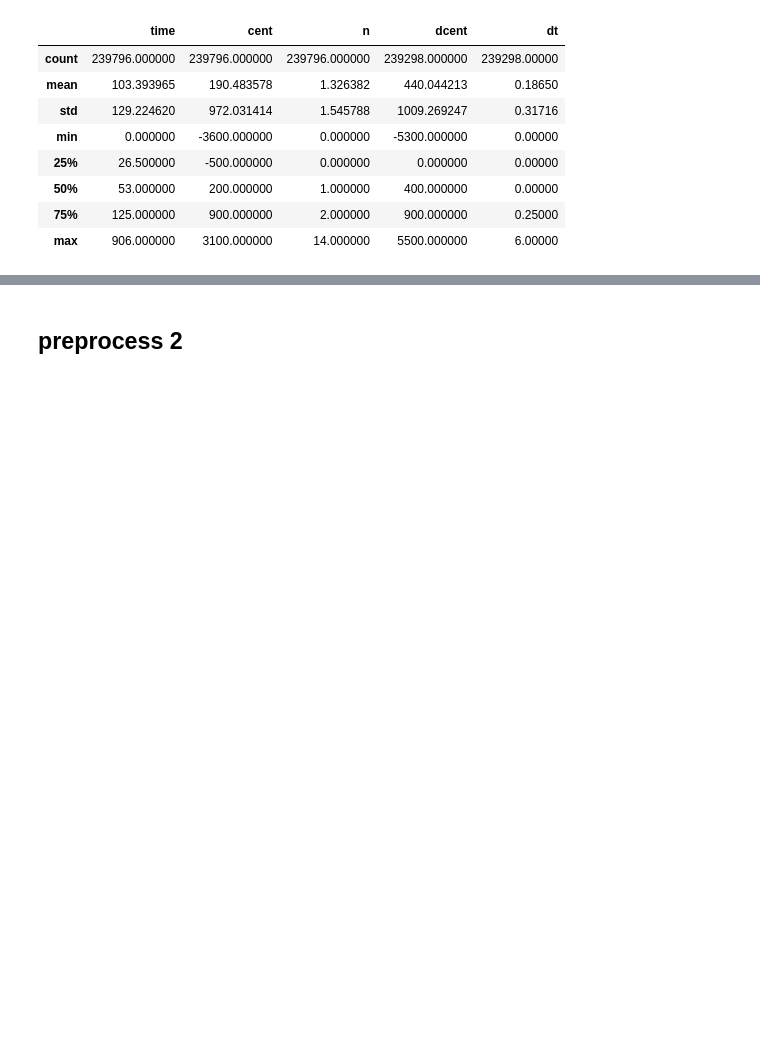
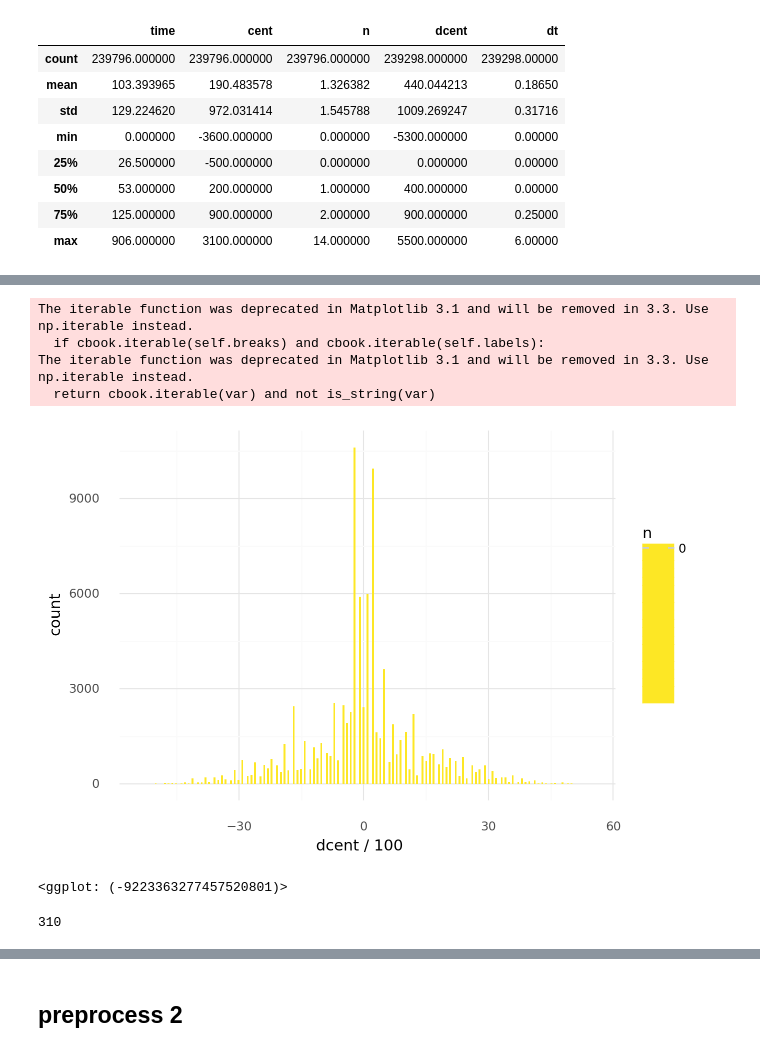
Before and after one commit to unagiinu2k/deepjazz_in_a_file, a Jupyter notebook: rnn_bach_chords_as_sequence.ipynb, the cells around one changed output, grey strips where cells are left out. Saved outputs shown, nothing was run; the diff lists cells and outputs as text; code cells hidden in the pictures; blank space fills up the shorter version.

```diff
--- a/rnn_bach_chords_as_sequence.ipynb
+++ b/rnn_bach_chords_as_sequence.ipynb
@@ -97,0 +136,13 @@ ggplot(df_scores , aes(x = 'dt' , y = 'dcent' , color = 'n')) + geom_point() + t
+# %%
+ggplot(df_scores.query('dt != 0') , aes(fill = 'n' , x = 'dcent / 100')) + geom_histogram() + theme_minimal()
+# %% [output]
+The iterable function was deprecated in Matplotlib 3.1 and will be removed in 3.3. Use np.iterable instead.
+  if cbook.iterable(self.breaks) and cbook.iterable(self.labels):
+The iterable function was deprecated in Matplotlib 3.1 and will be removed in 3.3. Use np.iterable instead.
+  return cbook.iterable(var) and not is_string(var)
+[figure, added]
+<ggplot: (-9223363277457520801)>
+# %%
+len(set(df_scores.query('abs(dcent/100)>20 & n != 0')['file']))
+# %% [output]
+310
```
Also changed, not shown: parts of 27 cells of this notebook, 6 other files.
